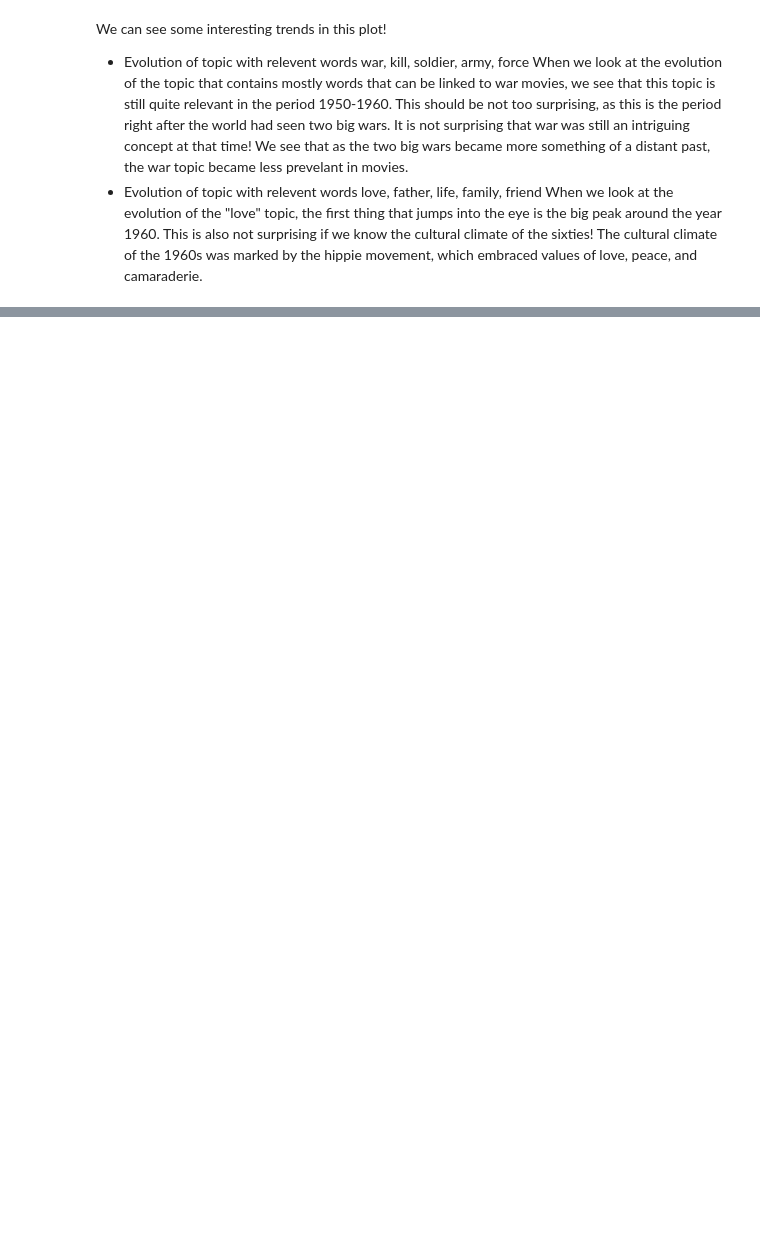
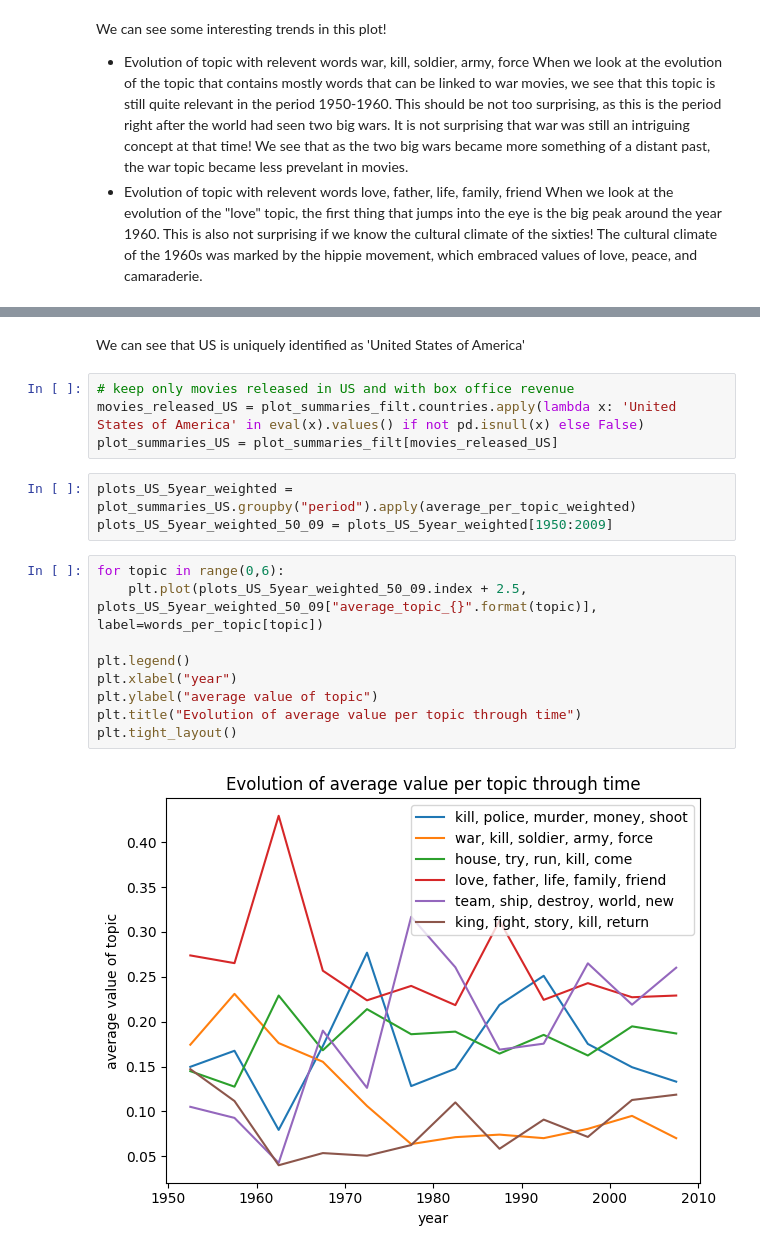
Before and after one commit to epfl-ada/ada-2023-project-msosm, a Jupyter notebook: plot_clustering.ipynb, the cells around one changed output, grey strips where cells are left out. Saved outputs shown, nothing was run; the diff lists cells and outputs as text; blank space fills up the shorter version.

```diff
--- a/plot_clustering.ipynb
+++ b/plot_clustering.ipynb
@@ -582,0 +597,20 @@ When we look at the evolution of the "love" topic, the first thing that jumps in
+# %% [markdown]
+We can see that US is uniquely identified as 'United States of America'
+# %%
+# keep only movies released in US and with box office revenue
+movies_released_US = plot_summaries_filt.countries.apply(lambda x: 'United States of America' in eval(x).values() if not pd.isnull(x) else False)
+plot_summaries_US = plot_summaries_filt[movies_released_US]
+# %%
+plots_US_5year_weighted = plot_summaries_US.groupby("period").apply(average_per_topic_weighted)
+plots_US_5year_weighted_50_09 = plots_US_5year_weighted[1950:2009]
+# %%
+for topic in range(0,6):
+    plt.plot(plots_US_5year_weighted_50_09.index + 2.5, plots_US_5year_weighted_50_09["average_topic_{}".format(topic)], label=words_per_topic[topic])
+
+plt.legend()
+plt.xlabel("year")
+plt.ylabel("average value of topic")
+plt.title("Evolution of average value per topic through time")
+plt.tight_layout()
+# %% [output]
+[figure, added]
```
Also changed, not shown: parts of 14 cells of this notebook.
